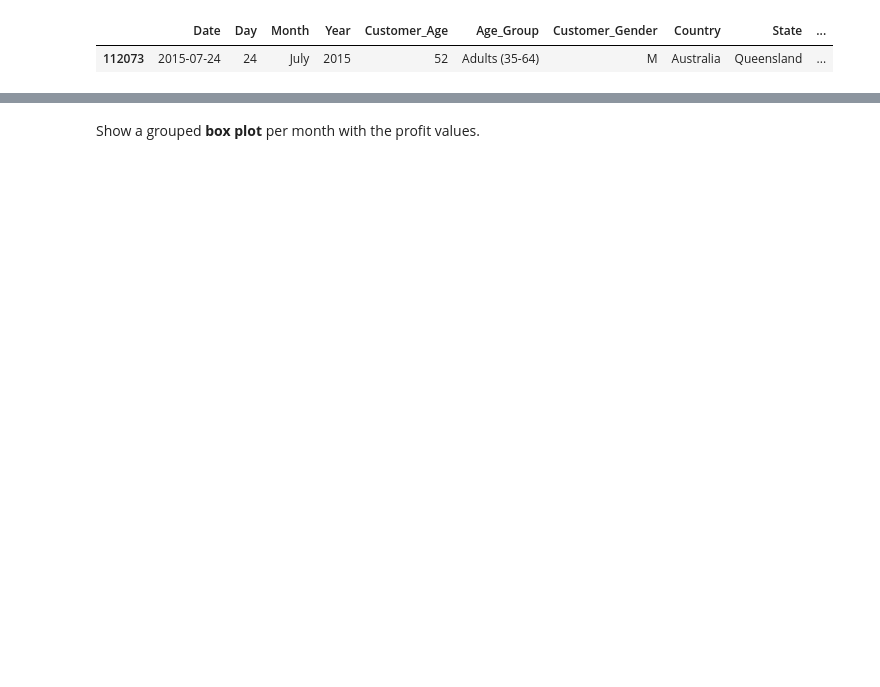
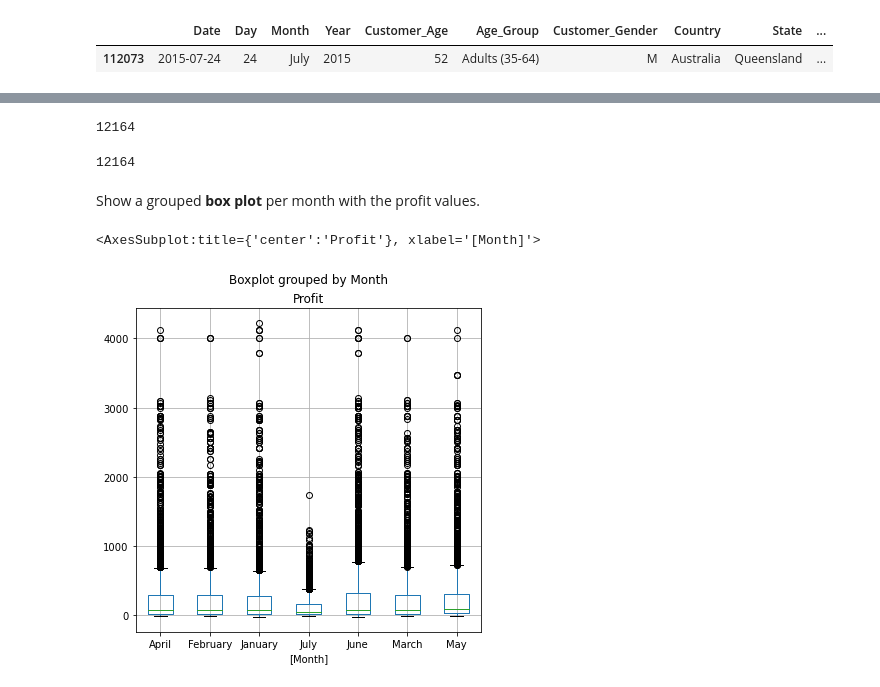
Before and after one commit to bennyho88/FreeCodeCamp-Pandas-Real-Life-Example, a Jupyter notebook: Exercises_1-Copy1.ipynb, the cells around one changed output, grey strips where cells are left out. Drawn from its saved outputs; the diff is of its cells as text; code cells hidden in the pictures; blank space fills up the shorter version.

```diff
--- a/Exercises_1-Copy1.ipynb
+++ b/Exercises_1-Copy1.ipynb
@@ -598,7 +612,20 @@ sales.loc[cond]
+# %%
+sales.loc[(sales['Month'].isin(['May', 'June','July'])) & (sales['Year'] == 2016), 'Order_Quantity'].shape[0]
+# %% [output]
+12164
+# %%
+sales.loc[(sales['Month'].isin(['May', 'June', 'July'])) & (sales['Year'] == 2016), 'Order_Quantity'].shape[0]
+# %% [output]
+12164
 # %% [markdown]
 Show a grouped <b>box plot</b> per month with the profit values.
 # %%
 # your code goes here
+# %%
+sales.loc[sales['Year'] == 2016, ['Profit', 'Month']].boxplot(by="Month", figsize=(6,6))
+# %% [output]
+<AxesSubplot:title={'center':'Profit'}, xlabel='[Month]'>
+[figure, added]
 # %% [markdown]
 ![green-divider](https://user-images.githubusercontent.com/7065401/52071924-c003ad80-2562-11e9-8297-1c6595f8a7ff.png)
 
```
Also changed, not shown: parts of 6 cells of this notebook, 1 other file.
